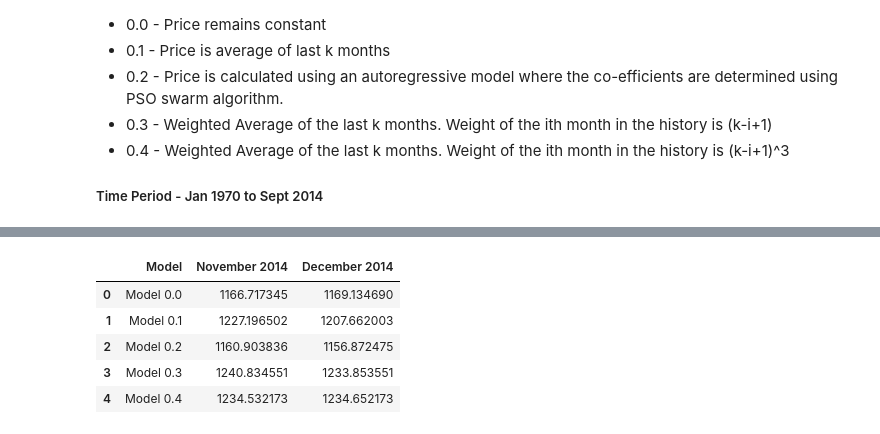
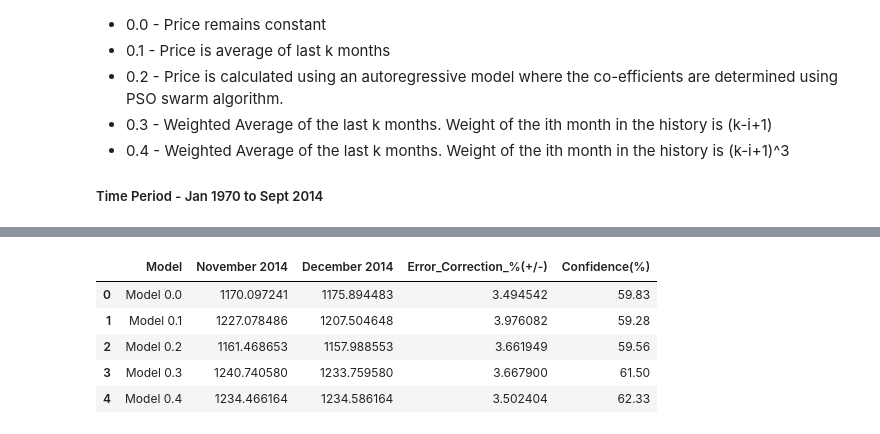
Before and after one commit to Sree-vathsan/CSE591-Data-Science-Project, a Jupyter notebook: baselineModel/bm_gold.ipynb, the cells around one changed output, grey strips where cells are left out. Cells and saved outputs as stored; diff of their text form; code cells hidden in the pictures.

```diff
--- a/baselineModel/bm_gold.ipynb
+++ b/baselineModel/bm_gold.ipynb
@@ -26,15 +26,21 @@ import datetime
 # %%
 #London Fix Gold Spot Price
 fig, axes = plt.subplots(1, figsize=(24,8))
+'''
 dataGoldFix = pd.read_csv('https://raw.githubusercontent.com/Sree-vathsan/CSE591-Data-Science-Project/master/baselineModel/WGC-GOLD_USD_Monthly_197001_201410.csv')
 #dataGoldFix = pd.read_csv('https://raw.githubusercontent.com/Sree-vathsan/CSE591-Data-Science-Project/master/baselineModel/GOLD_DAILY_1994-10-03_2014-09-30.csv')
 #dataGoldFix = pd.read_csv('https://raw.githubusercontent.com/Sree-vathsan/CSE591-Data-Science-Project/master/baselineModel/GoldPrice_Monthly_199410_201409.csv')
+'''
+#goldDataPath = 'https://raw.githubusercontent.com/Sree-vathsan/CSE591-Data-Science-Project/master/regressionModel/data/GOLD_DAILY_1994-10-03_2014-09-30.csv'
+goldDataPath = 'https://raw.githubusercontent.com/Sree-vathsan/CSE591-Data-Science-Project/master/regressionModel/data/Monthly_30yr/GOLD_Montly_198410_201410.csv'
+dataGoldFix = pd.read_csv(goldDataPath)
+
 n = len(dataGoldFix.index)
 #dataGoldFix['Date'] = pd.to_datetime(dataGoldFix['Date'])
 #dataGoldFix = dataGoldFix.sort(columns='Date')
 #dataGoldFix.plot(x='Date',y='Value')
 x = dataGoldFix['Date']
-y = dataGoldFix['Value']
+y = dataGoldFix['Gold_Value']
 
 
 date=[]
@@ -63,7 +69,7 @@ axes1.set_ylabel('Value')
 axes1.set_xlabel('Date')
 
 
-y= dataGoldFix['Value']
+y= dataGoldFix['Gold_Value']
 pred_y0=np.copy(y)
 pred_y1 = np.copy(y)
 pred_y2= np.copy(y)
@@ -283,26 +335,66 @@ plotErrHist((new_pred_y4 - y)/y,'Error','Error Frequency','Error Variations Mode
 # %%
 #Compute Forecast
+dfForecast = pd.DataFrame(data=None, columns=['Model','November 2014','December 2014','Error_Correction_%(+/-)','Confidence(%)'])
+dfForecast['Model'] = ('Model 0.0', 'Model 0.1', 'Model 0.2','Model 0.3','Model 0.4')
+
 novForecast=[]
 novForecast.append(y[0] - err_corr_m0)
 novForecast.append((y[0] + y[1] + y[2])/3 - err_corr_m1)
 novForecast.append(0.976 * y[0] + 0.01373 * y[1] + 0.1157 - err_corr_m2)
 novForecast.append(1236.706 - err_corr_m3) #value 1236.706 is from Report_v1.4
 novForecast.append(1231.408 - err_corr_m4) #value 1231.408 is from Report_v1.4
 decForecast=[]
 decForecast.append(novForecast[0] - err_corr_m0)
 decForecast.append((novForecast[1] + y[0] + y[1])/3 - err_corr_m1)
 decForecast.append(0.976 * novForecast[2] + 0.01373 * y[0] + 0.1157 - err_corr_m2)
 decForecast.append(1229.725 - err_corr_m3) #value 1229.725 is from Report_v1.4
 decForecast.append(1231.528 - err_corr_m4) #value 1231.528 is from Report_v1.4
 #dfForecast['October 2014'] = octForecast
 dfForecast['November 2014'] = novForecast
 dfForecast['December 2014'] = decForecast
 
-dfForecast
+meanRelErrArr = []
+meanRelErrArr.append(100. * np.mean((np.absolute(new_pred_y0 - y))/y) )
+meanRelErrArr.append(100. * np.mean((np.absolute(new_pred_y1 - y))/y) )
+meanRelErrArr.append(100. * np.mean((np.absolute(new_pred_y2 - y))/y) )
+meanRelErrArr.append(100. * np.mean((np.absolute(new_pred_y3 - y))/y) )
+meanRelErrArr.append(100. * np.mean((np.absolute(new_pred_y4 - y))/y) )
+dfForecast['Error_Correction_%(+/-)'] = meanRelErrArr
+#Compute Confidence
+confArr = []
+errRel0 = 100. * ((np.absolute(new_pred_y0 - y))/y)
+errRel1 = 100. * ((np.absolute(new_pred_y1 - y))/y)
+errRel2 = 100. * ((np.absolute(new_pred_y2 - y))/y)
+errRel3 = 100. * ((np.absolute(new_pred_y3 - y))/y)
+errRel4 = 100. * ((np.absolute(new_pred_y4 - y))/y)
+
+a = len(errRel0[errRel0 <= np.mean(errRel0)])
+b = len(errRel0)
+conf0 = round((100. * a/b ),2)
+confArr.append(conf0)
+a = len(errRel1[errRel1 <= np.mean(errRel1)])
+b = len(errRel1)
+conf1 = round((100. * a/b ),2)
+confArr.append(conf1)
+a = len(errRel2[errRel2 <= np.mean(errRel2)])
+b = len(errRel2)
+conf2 = round((100. * a/b ),2)
+confArr.append(conf2)
+a = len(errRel3[errRel3 <= np.mean(errRel3)])
+b = len(errRel3)
+conf3 = round((100. * a/b ),2)
+confArr.append(conf3)
+a = len(errRel4[errRel4 <= np.mean(errRel4)])
+b = len(errRel4)
+conf4 = round((100. * a/b ),2)
+confArr.append(conf4)
+dfForecast['Confidence(%)'] = confArr
+
+dfForecast.head()
 # %% [output]
-|  | Model | November 2014 | December 2014 |
-| 0 | Model 0.0 | 1166.717345 | 1169.134690 |
-| 1 | Model 0.1 | 1227.196502 | 1207.662003 |
-| 2 | Model 0.2 | 1160.903836 | 1156.872475 |
-| 3 | Model 0.3 | 1240.834551 | 1233.853551 |
-| 4 | Model 0.4 | 1234.532173 | 1234.652173 |
+|  | Model | November 2014 | December 2014 | Error_Correction_%(+/-) | Confidence(%) |
+| 0 | Model 0.0 | 1170.097241 | 1175.894483 | 3.494542 | 59.83 |
+| 1 | Model 0.1 | 1227.078486 | 1207.504648 | 3.976082 | 59.28 |
+| 2 | Model 0.2 | 1161.468653 | 1157.988553 | 3.661949 | 59.56 |
+| 3 | Model 0.3 | 1240.740580 | 1233.759580 | 3.667900 | 61.50 |
+| 4 | Model 0.4 | 1234.466164 | 1234.586164 | 3.502404 | 62.33 |
```
Also changed, not shown: parts of 4 cells of this notebook.
